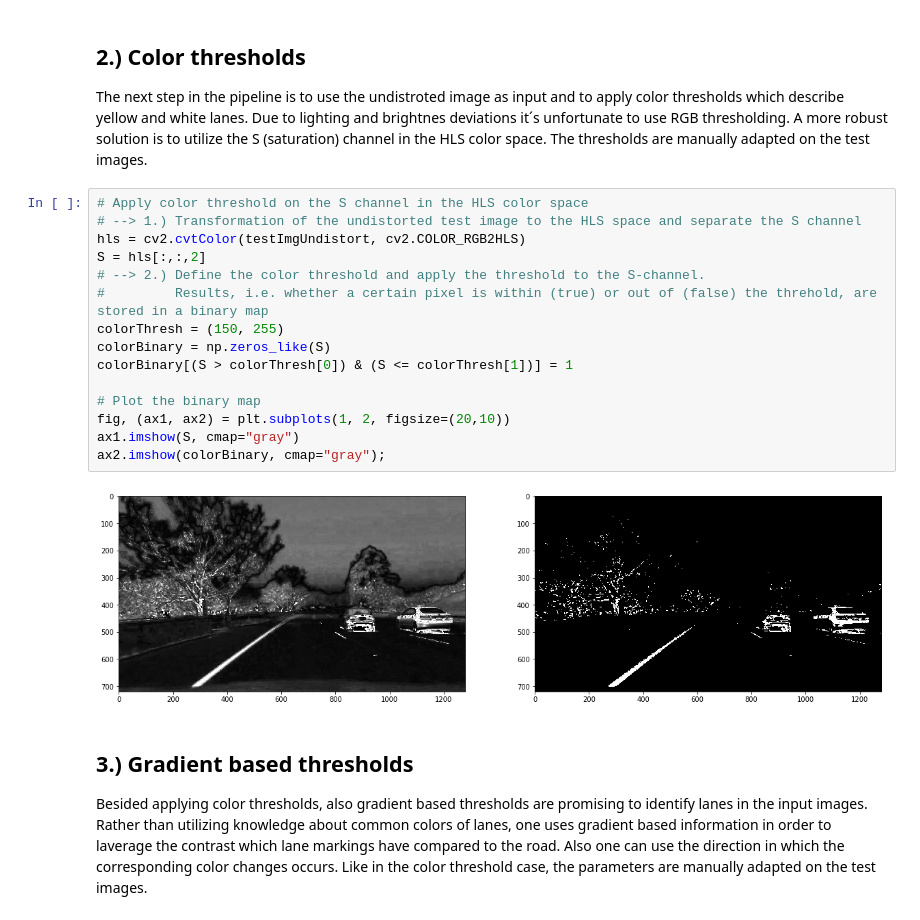
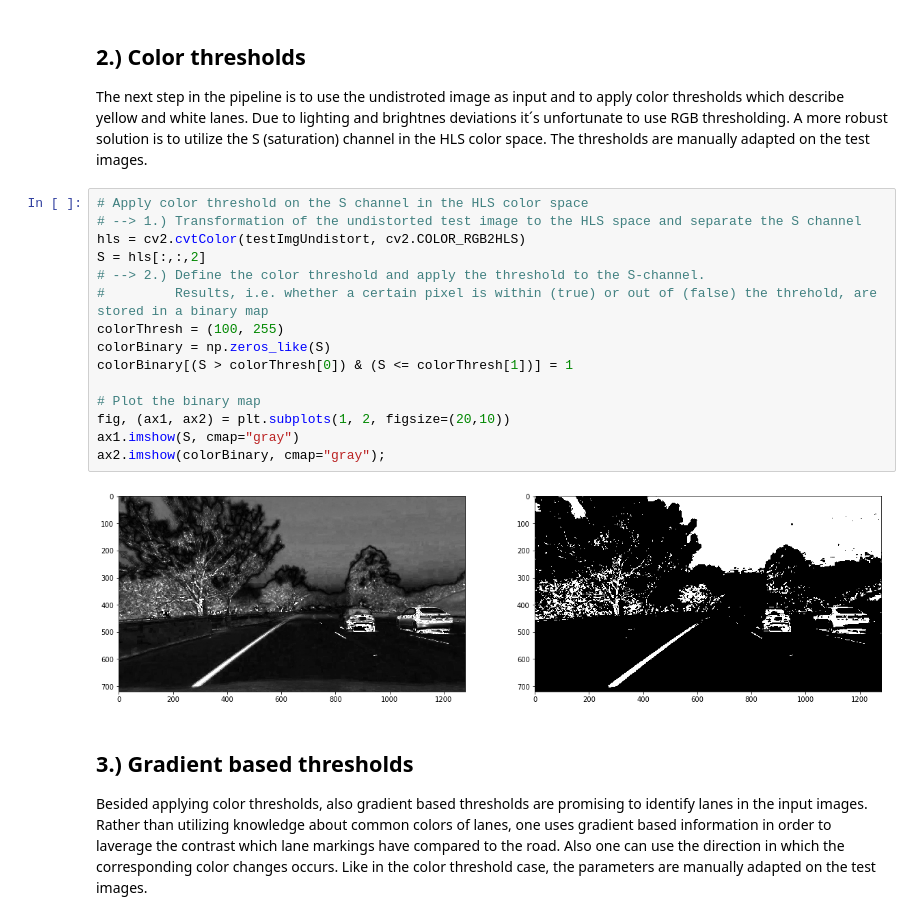
Before and after one commit to dschmoeller/02AdvancedLaneFinding, a Jupyter notebook: CarND-Advanced-Lane-Lines/P2.ipynb, the cells around one changed output. Drawn from its saved outputs; the diff is of its cells as text.

```diff
--- a/CarND-Advanced-Lane-Lines/P2.ipynb
+++ b/CarND-Advanced-Lane-Lines/P2.ipynb
@@ -151,20 +245,20 @@ The next step in the pipeline is to use the undistroted image as input and to ap
 # %%
 # Apply color threshold on the S channel in the HLS color space
 # --> 1.) Transformation of the undistorted test image to the HLS space and separate the S channel
 hls = cv2.cvtColor(testImgUndistort, cv2.COLOR_RGB2HLS)
 S = hls[:,:,2]
 # --> 2.) Define the color threshold and apply the threshold to the S-channel.
 #         Results, i.e. whether a certain pixel is within (true) or out of (false) the threhold, are stored in a binary map
-colorThresh = (150, 255)
+colorThresh = (100, 255)
 colorBinary = np.zeros_like(S)
 colorBinary[(S > colorThresh[0]) & (S <= colorThresh[1])] = 1
 
 # Plot the binary map
 fig, (ax1, ax2) = plt.subplots(1, 2, figsize=(20,10))
 ax1.imshow(S, cmap="gray")
 ax2.imshow(colorBinary, cmap="gray");
 # %% [output]
-[figure, old version]
+[figure, new version]
 # %% [markdown]
 ## 3.) Gradient based thresholds
 Besided applying color thresholds, also gradient based thresholds are promising to identify lanes in the input images. Rather than utilizing knowledge about common colors of lanes, one uses gradient based information in order to laverage the contrast which lane markings have compared to the road. Also one can use the direction in which the corresponding color changes occurs. Like in the color threshold case, the parameters are manually adapted on the test images.
```
Also changed, not shown: parts of 8 cells of this notebook.
